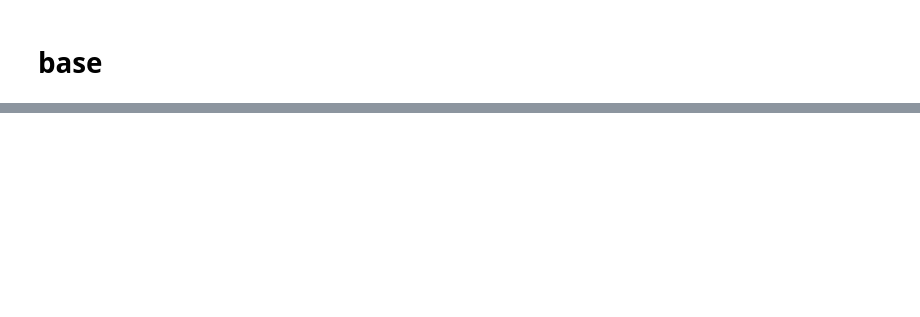
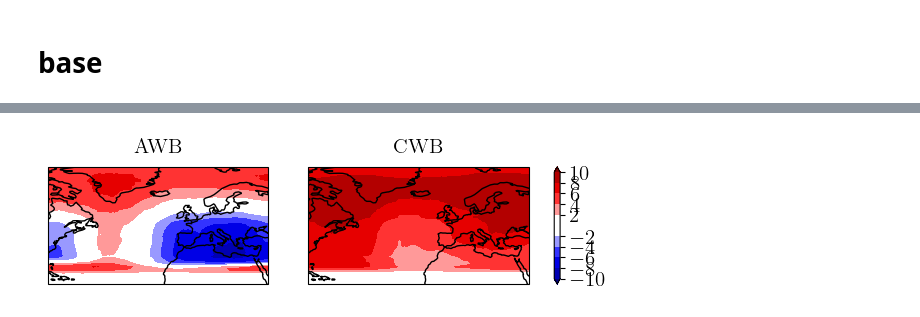
Before and after one commit to hbanderier/persistent-extremes-era5, a Jupyter notebook: Playgrounds/data_henrik_pg.ipynb, the cells around one changed output, grey strips where cells are left out. Drawn from its saved outputs; the diff is of its cells as text; code cells hidden in the pictures; blank space fills up the shorter version.

```diff
--- a/Playgrounds/data_henrik_pg.ipynb
+++ b/Playgrounds/data_henrik_pg.ipynb
@@ -507,0 +184,11 @@ for month in trange(1, 13):
+# %%
+clu = Clusterplot(1, 2, get_region(clims["ctrl_AAVO"]))
+to_plot = {key: val.sel(dayofyear=summer_doy).mean("dayofyear") * 100 for key, val in clims.items()}
+to_plot = [
+    to_plot["ctrl_AAVO"] - to_plot["dobl_AAVO"],
+    to_plot["ctrl_CAVO"] - to_plot["dobl_CAVO"]
+]
+titles = ["AWB", "CWB"]
+_ = clu.add_contourf(to_plot, levels=np.arange(-10, 12, 2).tolist(), cmap=colormaps.BlWhRe, titles=titles)
+# %% [output]
+[figure, added]
```
Also changed, not shown: parts of 30 cells of this notebook, 4 other files.
